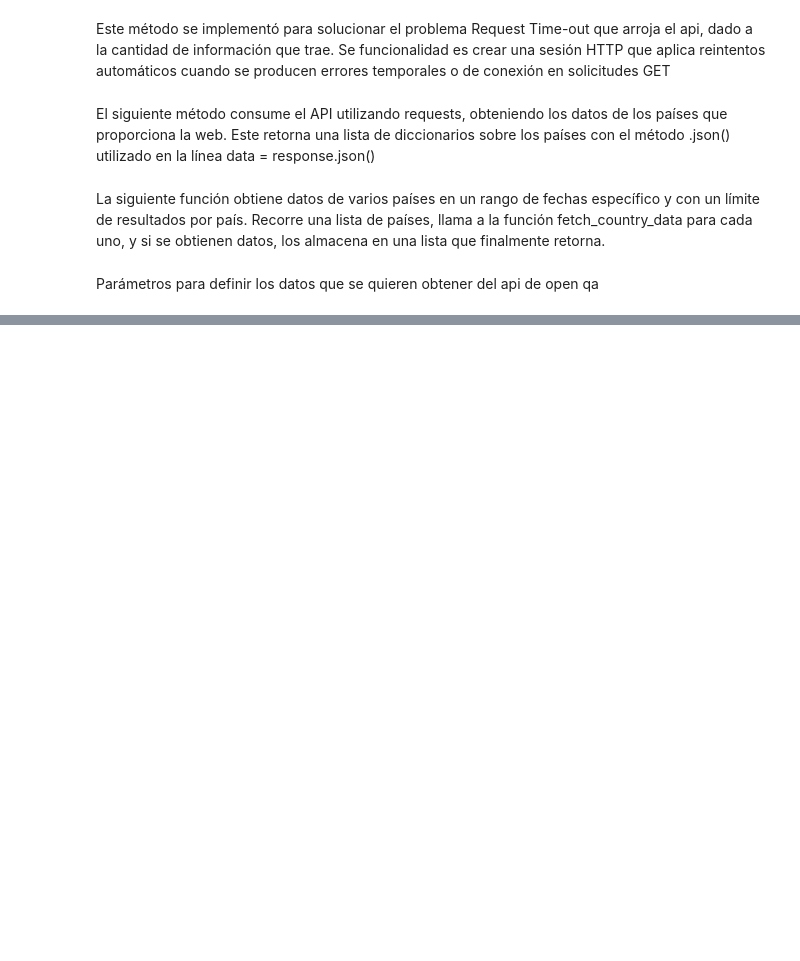
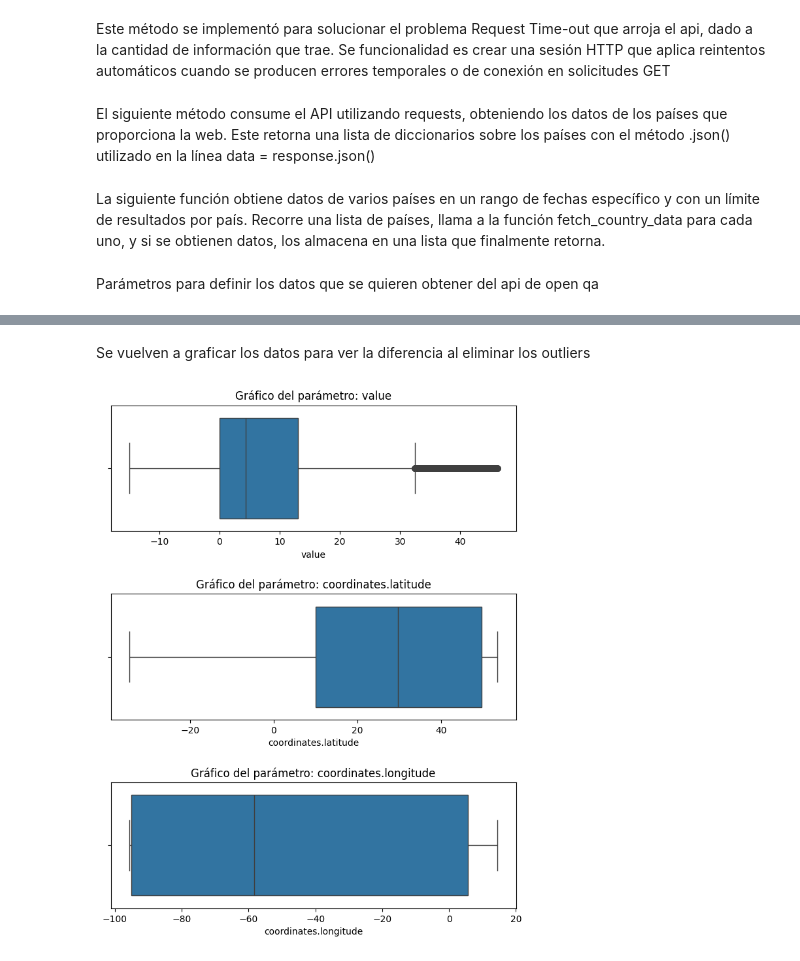
Before and after one commit to calerovillalobos10/Intro_Limpieza_Transf_Data, a Jupyter notebook: Lab2_PF3347.ipynb, the cells around one changed output, grey strips where cells are left out. Drawn from its saved outputs; the diff is of its cells as text; code cells hidden in the pictures; blank space fills up the shorter version.

```diff
--- a/Lab2_PF3347.ipynb
+++ b/Lab2_PF3347.ipynb
@@ -229,0 +432,14 @@ DataFrame guardado en datos_normalizados.csv
+# %%
+##########
+# Calcular los cuartiles
+Q1 = datos['value'].quantile(0.25)
+Q3 = datos['value'].quantile(0.75)
+IQR = Q3 - Q1
+
+# Definir límites
+limite_inferior = Q1 - 1.5 * IQR
+limite_superior = Q3 + 1.5 * IQR
+
+# Filtrar los outliers
+datos = datos[(datos['value'] >= limite_inferior) & (datos['value'] <= limite_superior)]
+###############
@@ -229,0 +455,4 @@ DataFrame guardado en datos_normalizados.csv
+# %%
+datos['date.utc'] = pd.to_datetime(datos['date.utc'], utc=True)
+datos['date.local'] = pd.to_datetime(datos['date.local'], errors='coerce')
+datos.info() # verificar cambios de variables
@@ -229,0 +477,17 @@ DataFrame guardado en datos_normalizados.csv
+# %% [markdown]
+Se vuelven a graficar los datos para ver la diferencia al eliminar los outliers
+# %%
+#revision de outliers en variables numericas
+cols_num = ['value', 'coordinates.latitude', 'coordinates.longitude']
+
+# Define la estructura del gráfico
+fig, ax = plt.subplots(nrows = len(cols_num), ncols = 1, figsize = (8,10))
+fig.subplots_adjust(hspace = 0.5) # Espacio entre gráficos
+
+for i, col in enumerate(cols_num):
+    sns.boxplot(x = col, data = datos, ax = ax[i]) # información para crear el gráfico
+    ax[i].set_title(f'Gráfico del parámetro: {col}') # Nombre del gráfico
+
+plt.show() # Muestra el gráfico
+# %% [output]
+[figure, added]
```
Also changed, not shown: parts of 71 cells of this notebook.
